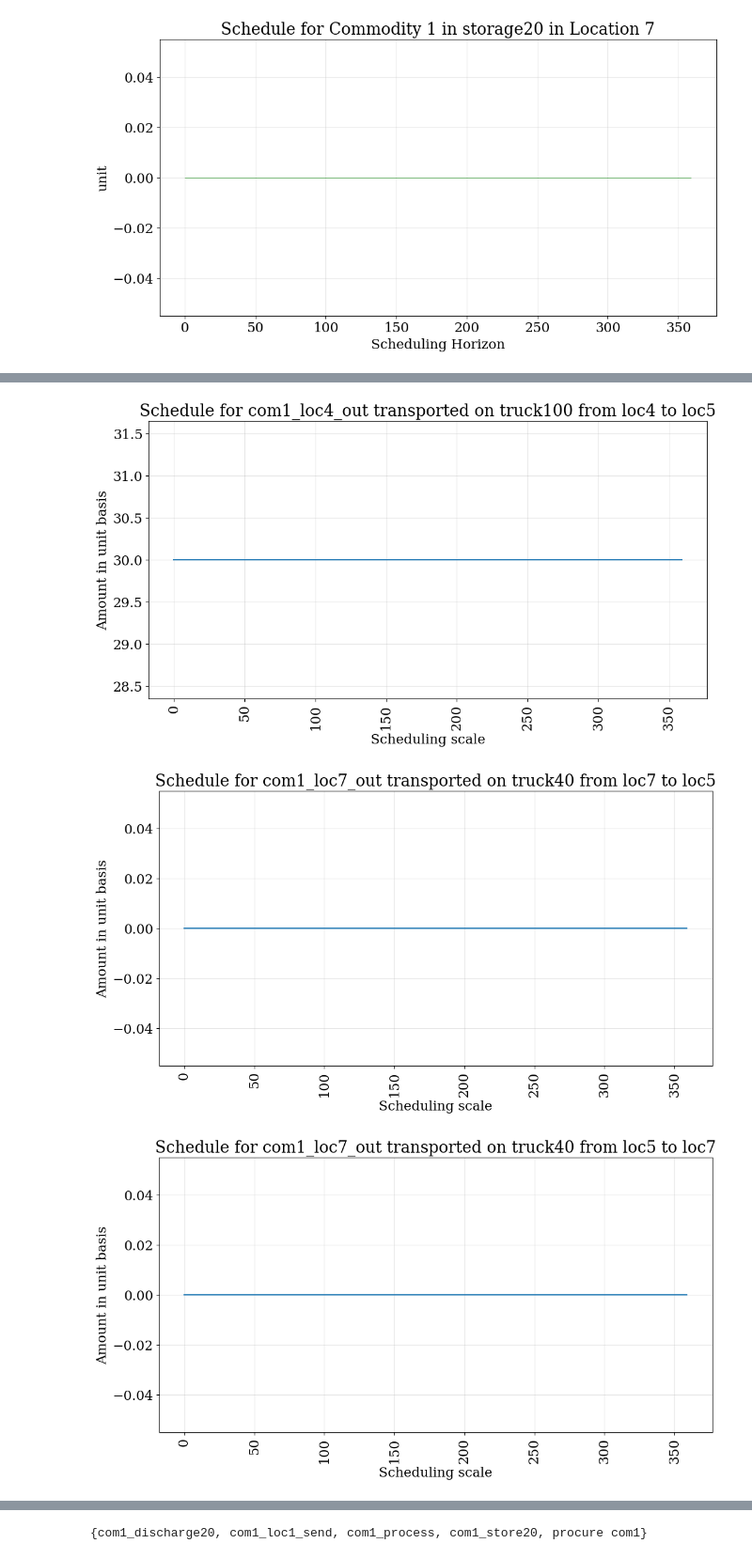
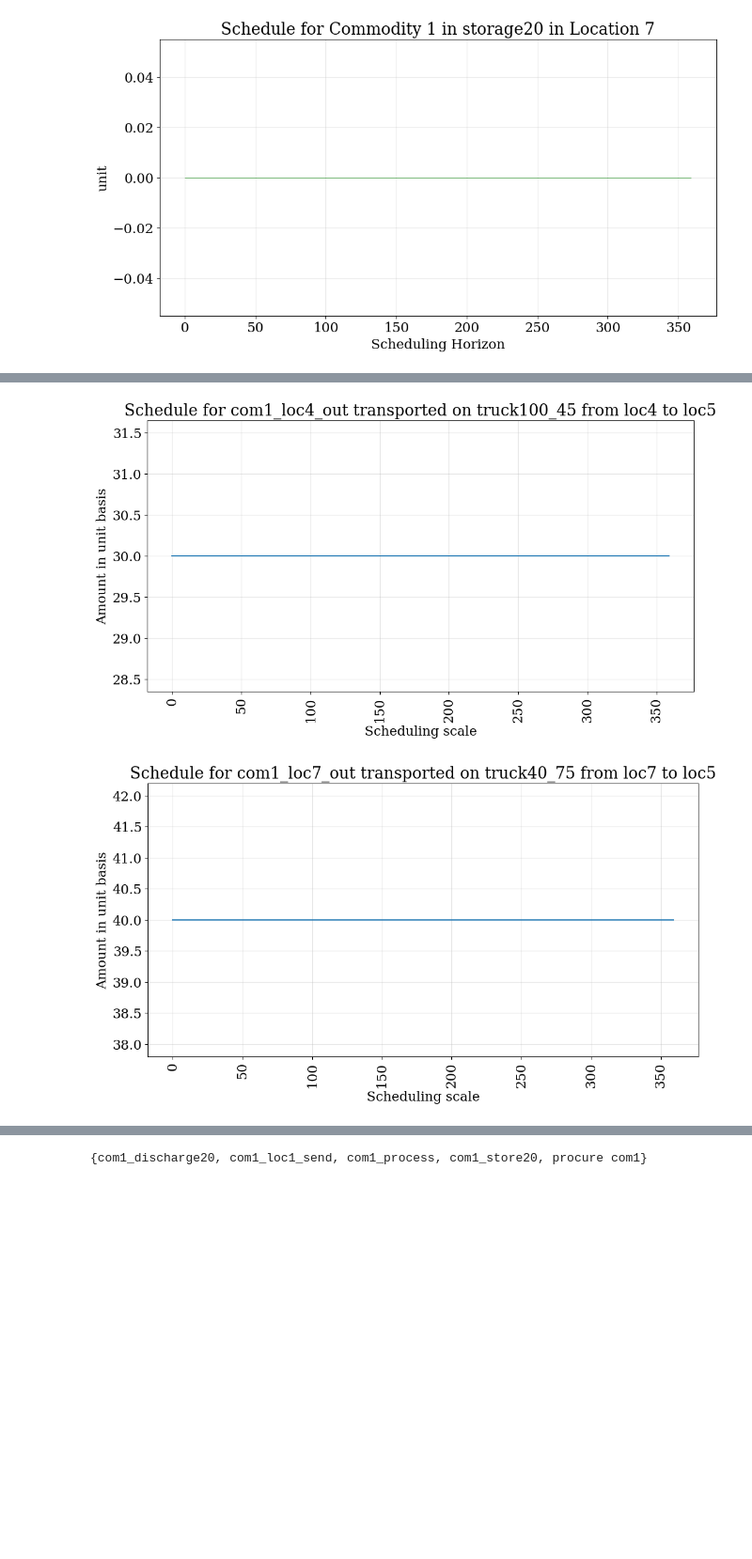
Before and after one commit to TAMUparametric/energiapy, a Jupyter notebook: docs/notebooks/ivanov-model/AIChE Fall 2023/Correct Case Studies/Ivanov Example Baseline New.ipynb, the cells around one changed output, grey strips where cells are left out. Shown: that part at 94% size. Cells and saved outputs as stored; diff of their text form; code cells hidden in the pictures; blank space fills up the shorter version.

Commit message:
Working on AIChE results

```diff
--- a/docs/notebooks/ivanov-model/AIChE Fall 2023/Ivanov Example Baseline New.ipynb
+++ b/docs/notebooks/ivanov-model/AIChE Fall 2023/Correct Case Studies/Ivanov Example Baseline New.ipynb
@@ -133,23 +145,27 @@ loc7 = Location(name='loc7', processes={com1_receive_loc4, com1_process, com1_st
 # ======================================================================================================================
 # Declare transport/trucks
 # ======================================================================================================================
-truck20 = Transport(name='truck20', resources=[com1_loc3_out], trans_max=20, label='Truck with maximum capacity of 20 units', capex=20, vopex=0.02)
-truck30 = Transport(name='truck30', resources=[com1_loc1_out, com1_loc2_out], trans_max=30, label='Truck with maximum capacity of 30 units', capex=30, vopex=0.03)
-truck40 = Transport(name='truck40', resources=[com1_loc4_out, com1_loc7_out], trans_max=40, label='Truck with maximum capacity of 40 units', capex=40, vopex=0.04)
-truck50 = Transport(name='truck50', resources=[com1_loc1_out, com1_loc2_out, com1_loc6_out], trans_max=50, label='Truck with maximum capacity of 50 units', capex=50, vopex=0.05)
-truck100 = Transport(name='truck100', resources=[com1_loc4_out], trans_max=100, label='Truck with maximum capacity of 100 units', capex=100, vopex=0.1)
+truck20_34 = Transport(name='truck20_34', resources={com1_loc3_out}, trans_max=20, label='Truck with maximum capacity of 20 units', capex=20, vopex=0.02)
+truck30_13 = Transport(name='truck30_13', resources={com1_loc1_out}, trans_max=30, label='Truck with maximum capacity of 30 units', capex=30, vopex=0.03)
+truck30_25 = Transport(name='truck30_25', resources={com1_loc2_out}, trans_max=30, label='Truck with maximum capacity of 30 units', capex=30, vopex=0.03)
+truck40_47 = Transport(name='truck40_47', resources={com1_loc4_out}, trans_max=40, label='Truck with maximum capacity of 40 units', capex=40, vopex=0.04)
+truck40_75 = Transport(name='truck40_75', resources={com1_loc7_out}, trans_max=40, label='Truck with maximum capacity of 40 units', capex=40, vopex=0.04)
+truck50_12 = Transport(name='truck50_12', resources={com1_loc1_out}, trans_max=50, label='Truck with maximum capacity of 50 units', capex=50, vopex=0.05)
+truck50_24 = Transport(name='truck50_24', resources={com1_loc2_out}, trans_max=50, label='Truck with maximum capacity of 50 units', capex=50, vopex=0.05)
+truck50_64 = Transport(name='truck50_64', resources={com1_loc6_out}, trans_max=50, label='Truck with maximum capacity of 50 units', capex=50, vopex=0.05)
+truck100_45 = Transport(name='truck100_45', resources={com1_loc4_out}, trans_max=100, label='Truck with maximum capacity of 100 units', capex=100, vopex=0.1)
 # %%
 # ======================================================================================================================
 # Declare network
 # ======================================================================================================================
 transport_matrix = [
-    [[], [truck50], [truck30], [], [], [], []],  # sink: location 1
-    [[truck50], [], [], [truck50], [truck30], [], []],  # sink: location 2
-    [[truck30], [], [], [truck20], [], [], []],  # sink: location 3
-    [[], [truck50], [truck20], [], [truck100], [truck50], [truck40]],  # sink: location 4
-    [[], [truck30], [], [truck100], [], [], [truck40]],  # sink: location 5
-    [[], [], [], [truck50], [], [], []],  # sink: location 6
-    [[], [], [], [truck40], [truck40], [], []]  # sink: location 7
+    [[], [truck50_12], [truck30_13], [], [], [], []],  # source: location 1
+    [[], [], [], [truck50_24], [truck30_25], [], []],  # source: location 2
+    [[], [], [], [truck20_34], [], [], []],  # source: location 3
+    [[], [], [], [], [truck100_45], [], [truck40_47]],  # source: location 4
+    [[], [], [], [], [], [], []],  # source: location 5
+    [[], [], [], [truck50_64], [], [], []],  # source: location 6
+    [[], [], [], [], [truck40_75], [], []]  # source: location 7
 ]
 
 distance_matrix = [
@@ -267,13 +303,10 @@ plot_results.schedule(results=results_mincost, y_axis='Inv', component='com1_sto
 [figure]
 [figure]
 # %%
-
-plot_results.transport(results=results_mincost, source='loc2', sink='loc5', transport='truck30',
+plot_results.transport(results=results_mincost, source='loc2', sink='loc5', transport='truck30_25',
                        resource='com1_loc2_out')
-plot_results.transport(results=results_mincost, source='loc4', sink='loc5', transport='truck100',
+plot_results.transport(results=results_mincost, source='loc4', sink='loc5', transport='truck100_45',
                        resource='com1_loc4_out')
-plot_results.transport(results=results_mincost, source='loc7', sink='loc5', transport='truck40',
+plot_results.transport(results=results_mincost, source='loc7', sink='loc5', transport='truck40_75',
                        resource='com1_loc7_out')
-plot_results.transport(results=results_mincost, source='loc5', sink='loc7', transport='truck40',
-                       resource='com1_loc7_out')
 # %% [output]
@@ -281,6 +314,5 @@ plot_results.transport(results=results_mincost, source='loc5', sink='loc7', tran
-[figure, old version]
+[figure, new version]
-[figure, old version]
+[figure, new version]
-[figure, removed]
 # %%
 plot_results.schedule(results=results_mincost, y_axis='C', component='com1_pur', location='loc1', color='green')
 plot_results.schedule(results=results_mincost, y_axis='C', component='com1_pur', location='loc6', color='green')
```
Also changed, not shown: parts of 25 cells of this notebook, 4 other files.
